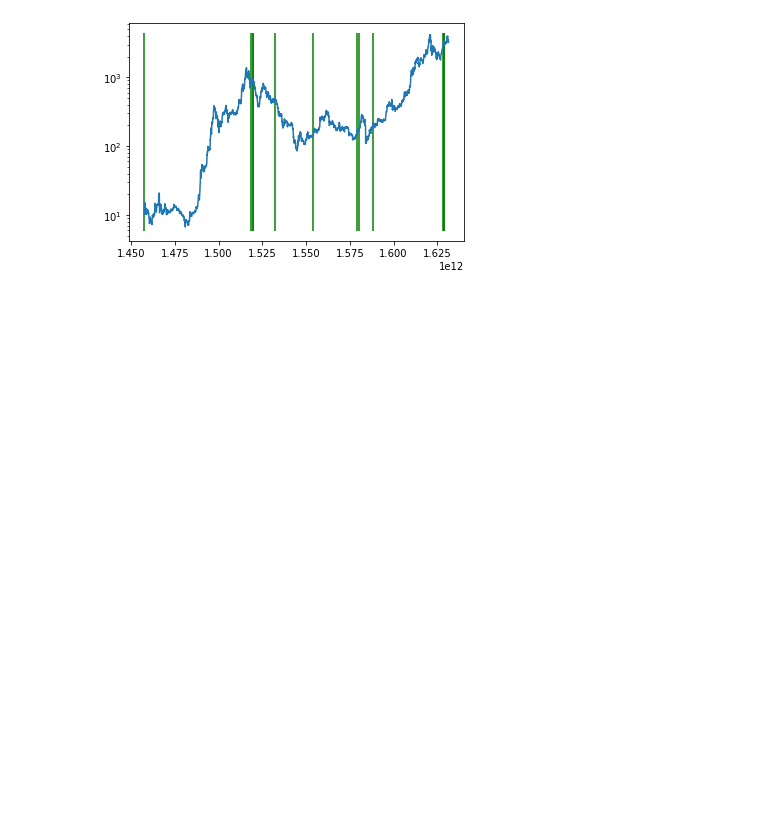
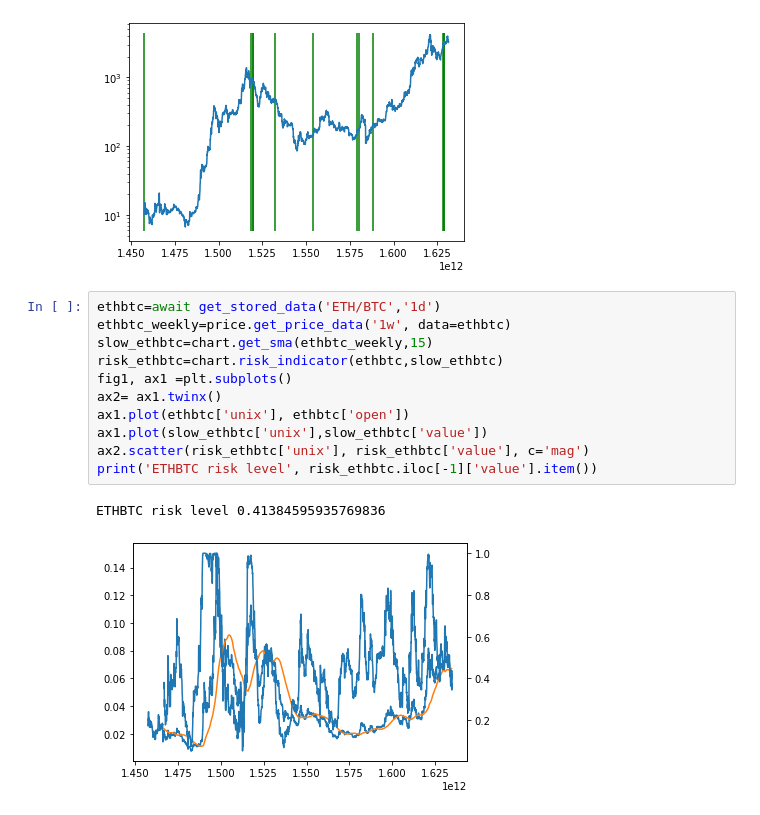
Before and after one commit to RDEvans31/saturn, a Jupyter notebook: Data analysis.ipynb, the cells around one changed output. Drawn from its saved outputs; the diff is of its cells as text; blank space fills up the shorter version.

```diff
--- a/Data analysis.ipynb
+++ b/Data analysis.ipynb
@@ -917,3 +921,17 @@ print(final_equity)
 Trimmed datapoints:  2014
 1966.2076809002428
 [figure]
+# %%
+ethbtc=await get_stored_data('ETH/BTC','1d')
+ethbtc_weekly=price.get_price_data('1w', data=ethbtc)
+slow_ethbtc=chart.get_sma(ethbtc_weekly,15)
+risk_ethbtc=chart.risk_indicator(ethbtc,slow_ethbtc)
+fig1, ax1 =plt.subplots()
+ax2= ax1.twinx()
+ax1.plot(ethbtc['unix'], ethbtc['open'])
+ax1.plot(slow_ethbtc['unix'],slow_ethbtc['value'])
+ax2.scatter(risk_ethbtc['unix'], risk_ethbtc['value'], c='mag')
+print('ETHBTC risk level', risk_ethbtc.iloc[-1]['value'].item())
+# %% [output]
+ETHBTC risk level 0.41384595935769836
+[figure, added]
```
Also changed, not shown: parts of 4 cells of this notebook, 3 other files.
